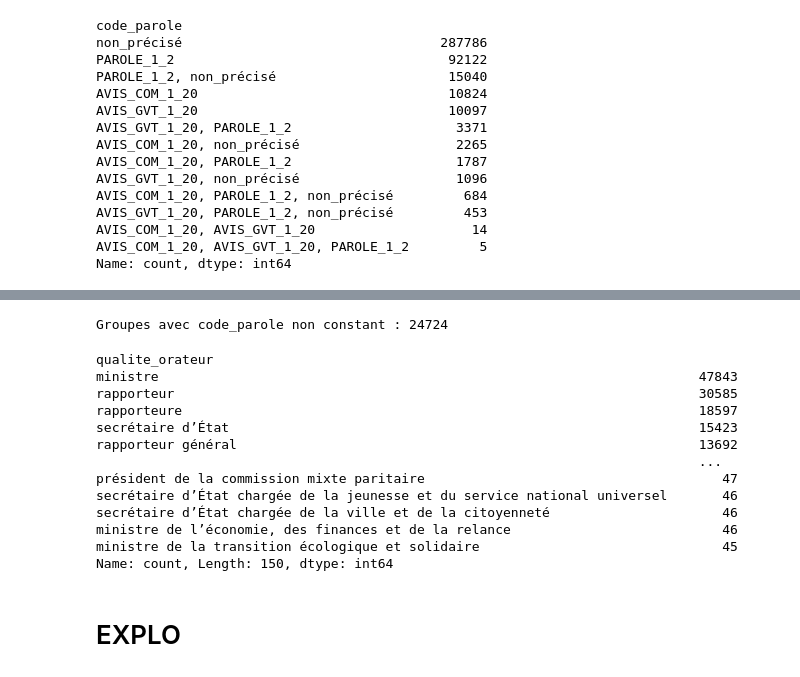
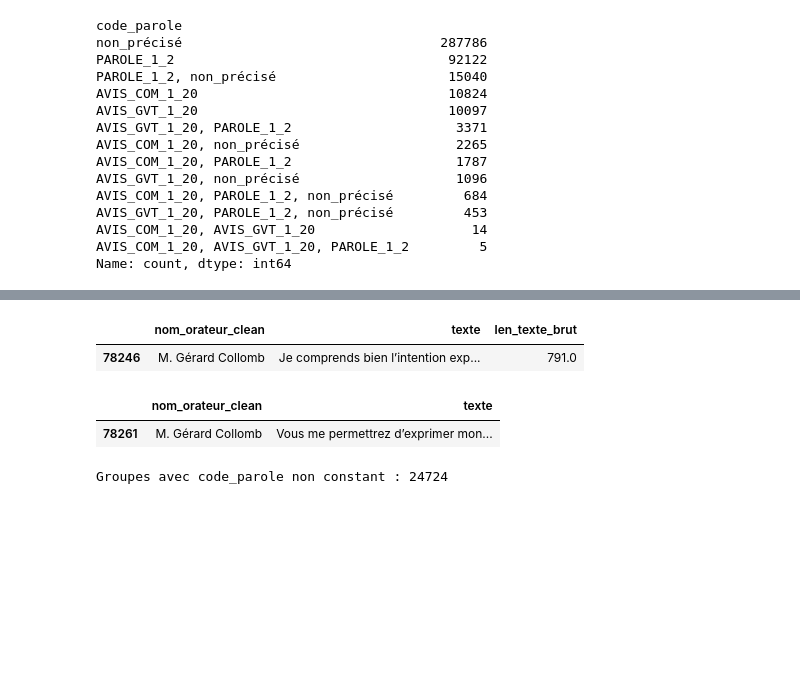
Before and after one commit to Matthias-Levalet/republique-cest-quoi, a Jupyter notebook: notebooks/2_clean_filter.ipynb, the cells around one changed output, grey strips where cells are left out. Saved outputs shown, nothing was run; the diff lists cells and outputs as text; code cells hidden in the pictures; blank space fills up the shorter version.

```diff
--- a/notebooks/2_clean_filter.ipynb
+++ b/notebooks/2_clean_filter.ipynb
@@ -755,3 +774,13 @@ Name: count, dtype: int64
+# %%
+df[df["id_syceron"] == 983326][["nom_orateur_clean", "texte", "len_texte_brut"]]
+# %% [output]
+|  | nom_orateur_clean | texte | len_texte_brut |
+| 78246 | M. Gérard Collomb | Je comprends bien l’intention exp... | 791.0 |
+# %%
+df[df["id_syceron"] == 983358][["nom_orateur_clean", "texte"]]
+# %% [output]
+|  | nom_orateur_clean | texte |
+| 78261 | M. Gérard Collomb | Vous me permettrez d’exprimer mon... |
 # %%
 # Vérifier si code_parole varie au sein d'un même groupe
 check = df_intervention.groupby(group_keys, dropna=False)["code_parole"].nunique()
@@ -763,18 +789,0 @@ test = df["qualite_orateur"].value_counts()
-# %%
-test.head(150)
-# %% [output]
-qualite_orateur
-ministre                                                                     47843
-rapporteur                                                                   30585
-rapporteure                                                                  18597
-secrétaire d’État                                                            15423
-rapporteur général                                                           13692
-                                                                             ...
-président de la commission mixte paritaire                                      47
-secrétaire d’État chargée de la jeunesse et du service national universel       46
-secrétaire d’État chargée de la ville et de la citoyenneté                      46
-ministre de l’économie, des finances et de la relance                           46
-ministre de la transition écologique et solidaire                               45
-Name: count, Length: 150, dtype: int64
-# %% [markdown]
-# EXPLO
```
Also changed, not shown: parts of 12 cells of this notebook.
